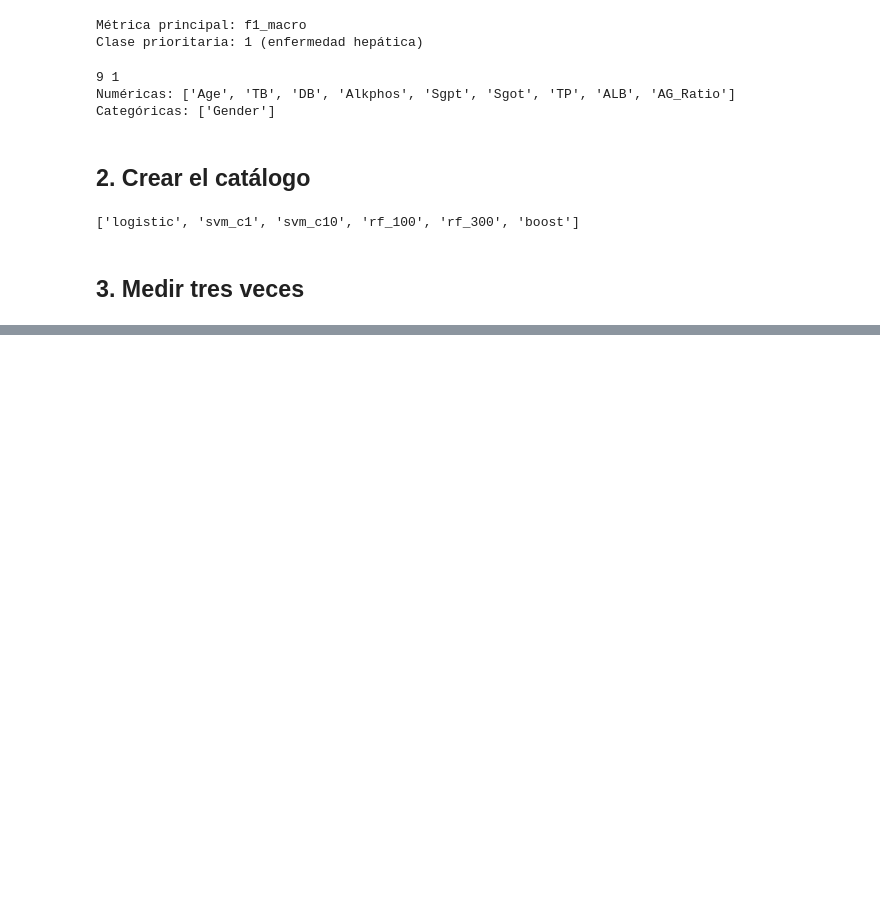
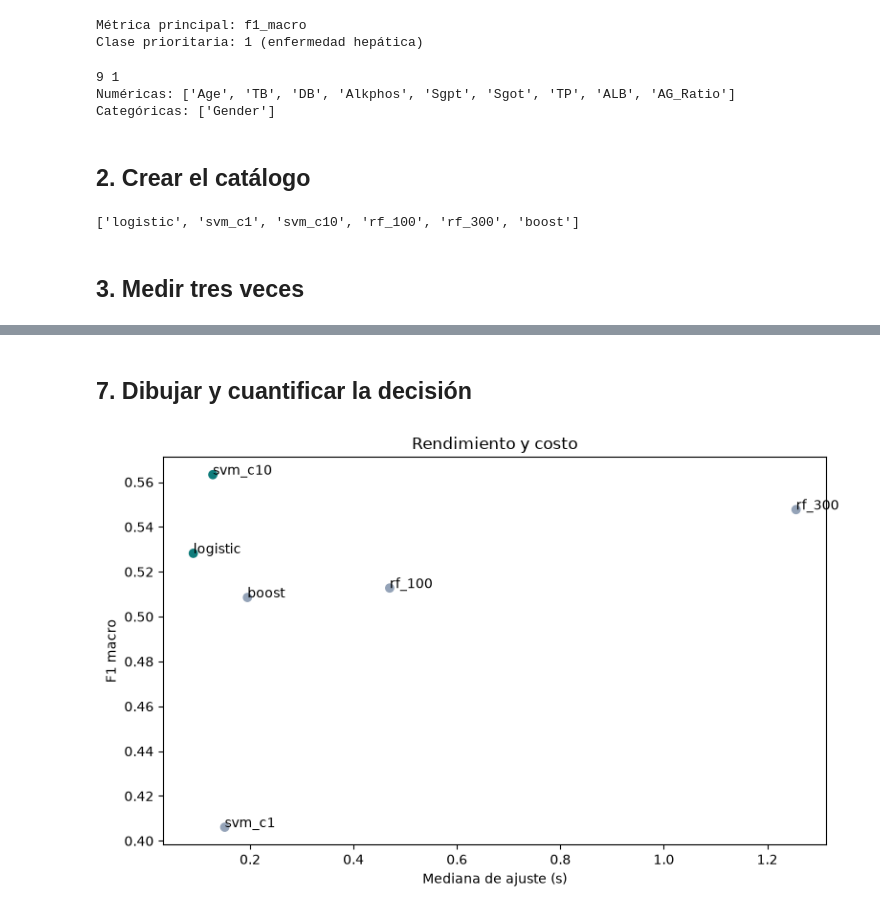
Before and after one commit to raimiruben/INF8239_U01, a Jupyter notebook: notebooks/02_ensambles_green_ai.ipynb, the cells around one changed output, grey strips where cells are left out. Saved outputs shown, nothing was run; the diff lists cells and outputs as text; code cells hidden in the pictures; blank space fills up the shorter version.

Commit message:
feat: compare ensembles PCA and Green AI costs

```diff
--- a/notebooks/02_ensambles_green_ai.ipynb
+++ b/notebooks/02_ensambles_green_ai.ipynb
@@ -120,0 +251,10 @@ print(list(models.keys()))
+# %%
+from inf8239_u01.green import pareto_flags
+
+results["is_pareto"] = pareto_flags(results)
+
+results_dir = Path.cwd().parent / "reports"
+results_dir.mkdir(parents=True, exist_ok=True)
+results.to_csv(results_dir / "green_ai_results.csv", index=False)
+
+results.sort_values(["is_pareto", "f1_macro"], ascending=[False, False])
@@ -120,0 +269,19 @@ print(list(models.keys()))
+# %% [markdown]
+## 7. Dibujar y cuantificar la decisión
+# %%
+##Gráfico de la frontera de Pareto:
+
+fig, ax = plt.subplots(figsize=(8, 5))
+ax.scatter(results.fit_median_s, results.f1_macro,
+           c=results.is_pareto.map({True: "#0f7c7b", False: "#94a3b8"}))
+for _, r in results.iterrows():
+    ax.annotate(r.model, (r.fit_median_s, r.f1_macro))
+ax.set(xlabel="Mediana de ajuste (s)", ylabel="F1 macro", title="Rendimiento y costo")
+plt.tight_layout()
+
+figures_dir = Path.cwd().parent / "reports" / "figures"
+figures_dir.mkdir(parents=True, exist_ok=True)
+plt.savefig(figures_dir / "pareto.png", dpi=160)
+plt.show()
+# %% [output]
+[figure, added]
```
Also changed, not shown: parts of 13 cells of this notebook, 3 other files.
